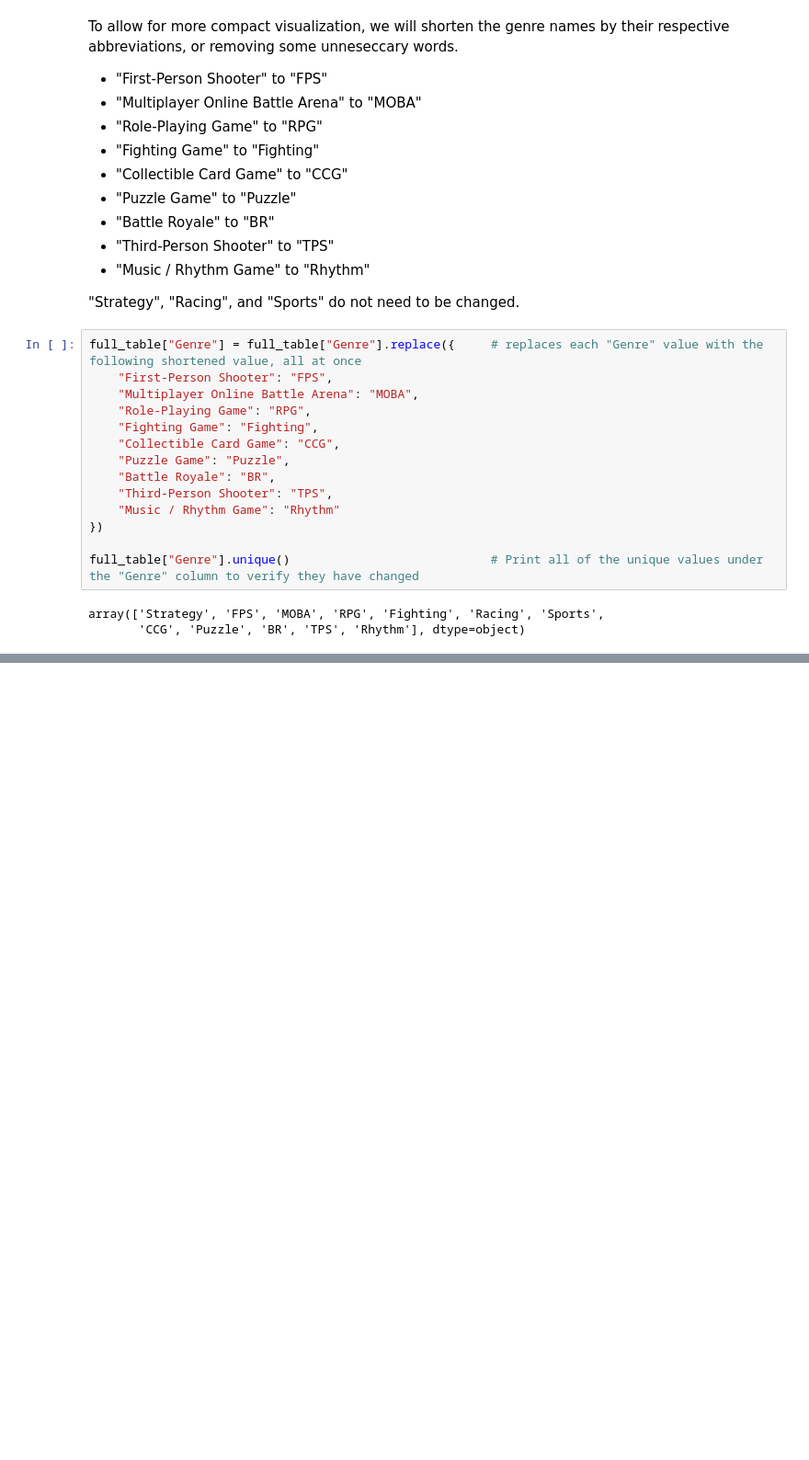
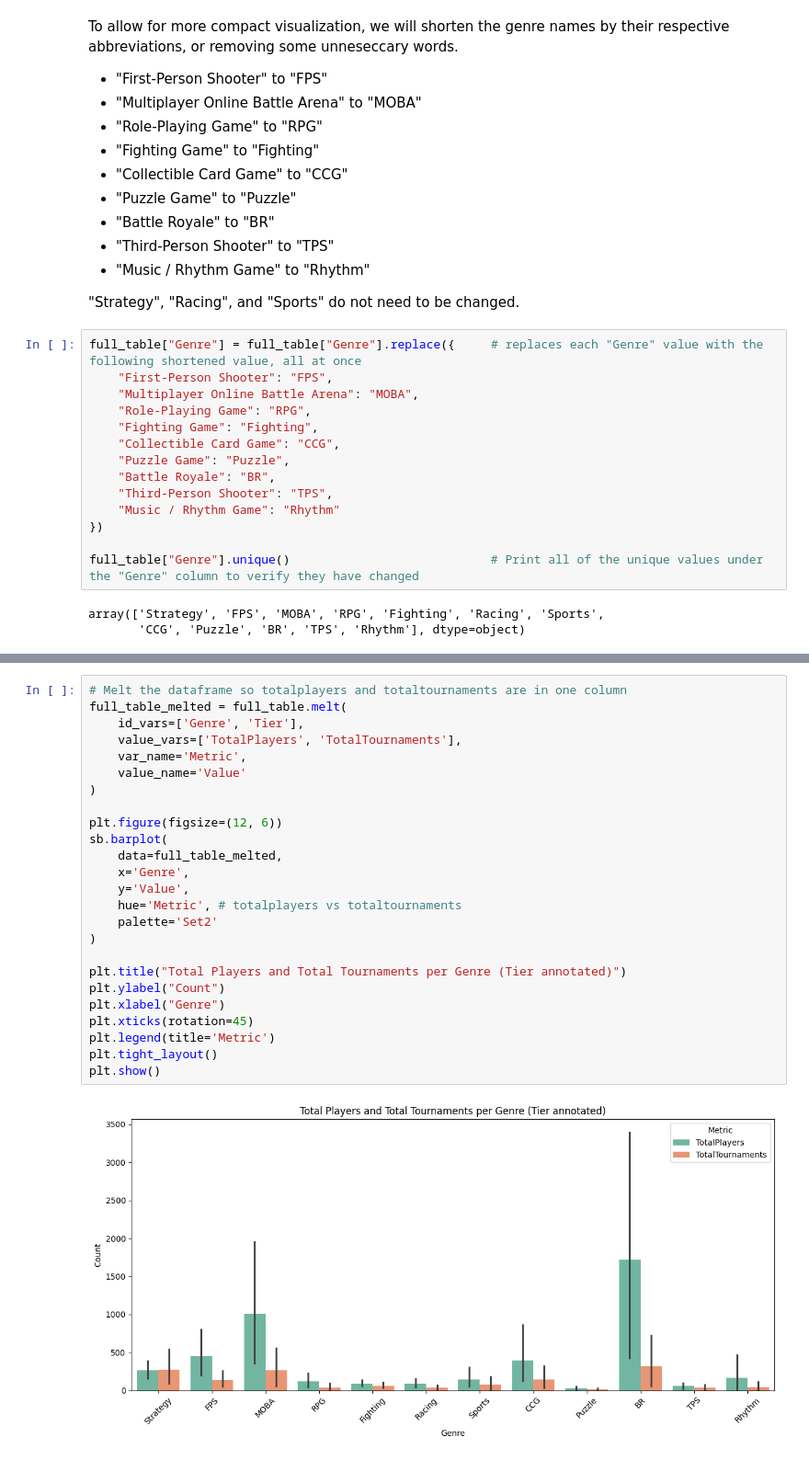
Before and after one commit to chezecakes/csci2000u-assignment-f25, a Jupyter notebook: assignment1.ipynb, the cells around one changed output, grey strips where cells are left out. Shown at 92% size. Saved outputs shown, nothing was run; the diff lists cells and outputs as text; blank space fills up the shorter version.

```diff
--- a/assignment1.ipynb
+++ b/assignment1.ipynb
@@ -186,0 +246,27 @@ genre_stats
+# %%
+# Melt the dataframe so totalplayers and totaltournaments are in one column
+full_table_melted = full_table.melt(
+    id_vars=['Genre', 'Tier'],
+    value_vars=['TotalPlayers', 'TotalTournaments'],
+    var_name='Metric',
+    value_name='Value'
+)
+
+plt.figure(figsize=(12, 6))
+sb.barplot(
+    data=full_table_melted,
+    x='Genre',
+    y='Value',
+    hue='Metric', # totalplayers vs totaltournaments
+    palette='Set2'
+)
+
+plt.title("Total Players and Total Tournaments per Genre (Tier annotated)")
+plt.ylabel("Count")
+plt.xlabel("Genre")
+plt.xticks(rotation=45)
+plt.legend(title='Metric')
+plt.tight_layout()
+plt.show()
+# %% [output]
+[figure, added]
```
Also changed, not shown: parts of 18 cells of this notebook, 1 other file.
